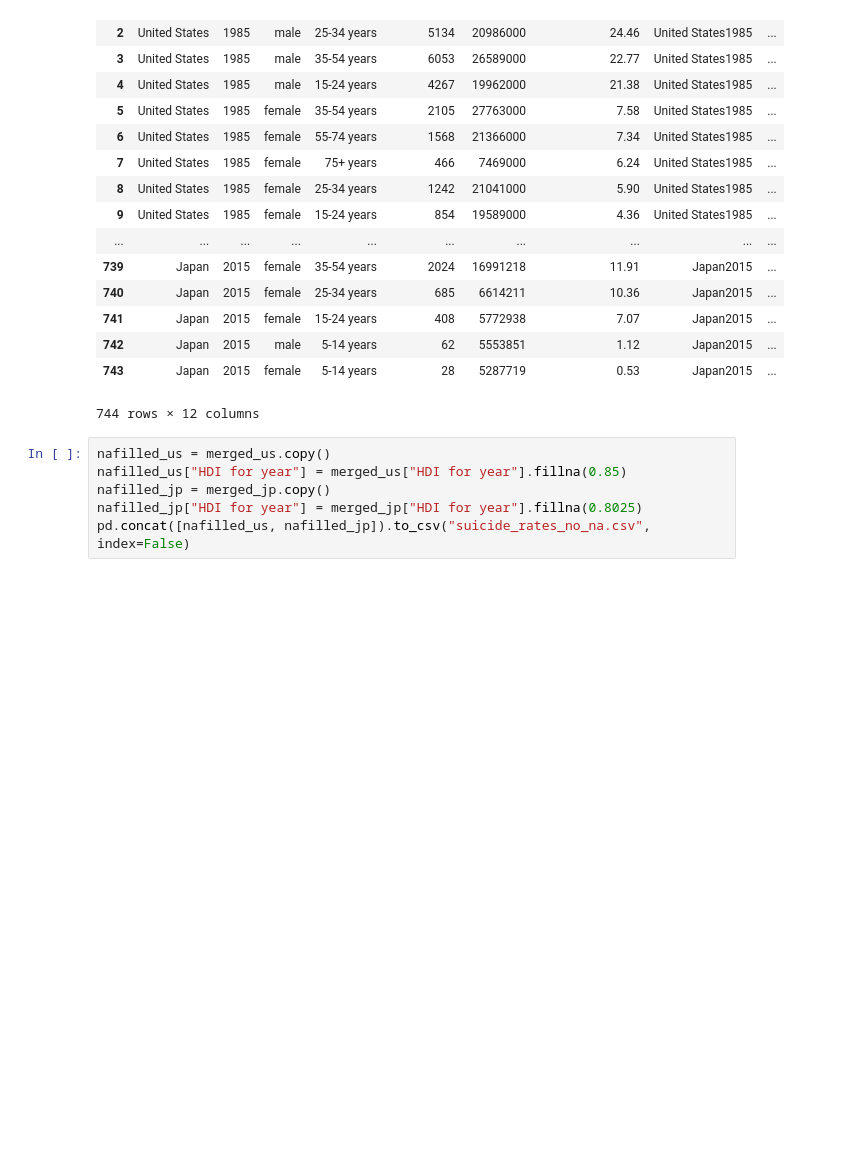
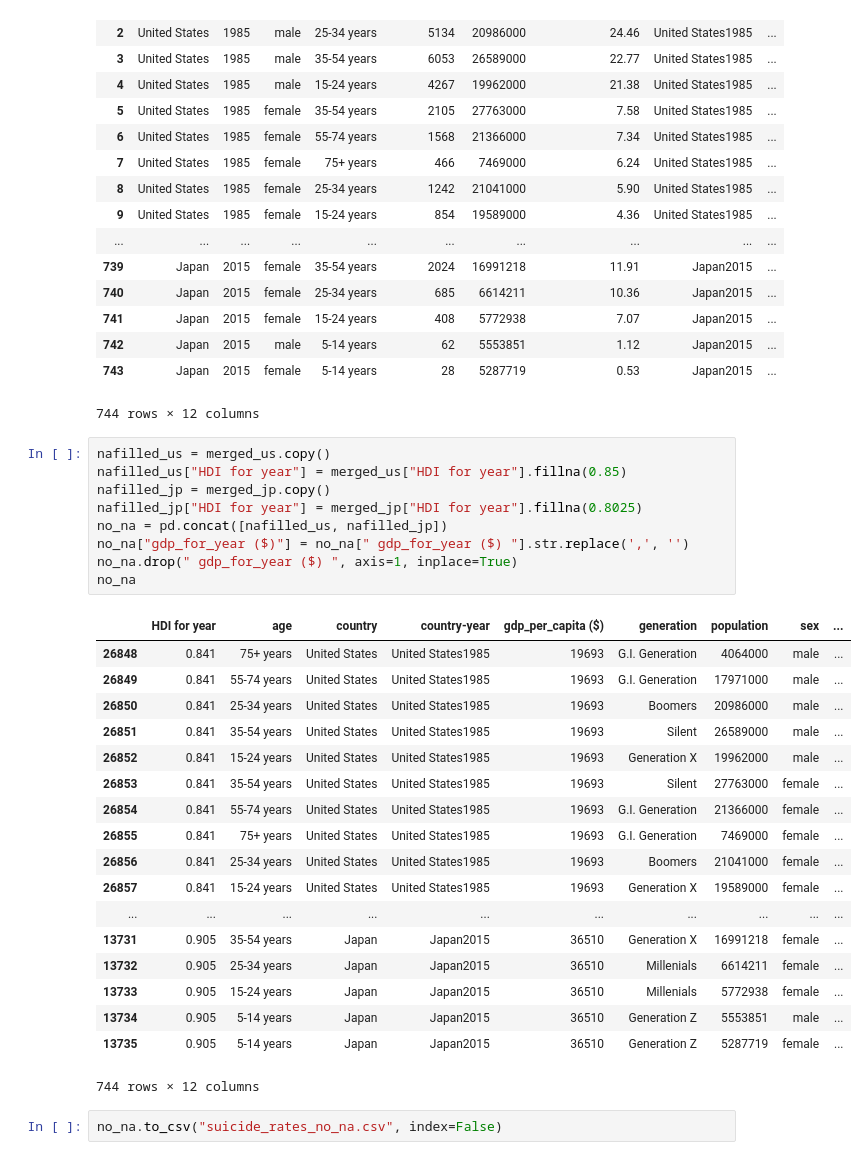
Before and after one commit to kanam12/ieor142finalproject, a Jupyter notebook: Cleaning.ipynb, the cells around one changed output. Saved outputs shown, nothing was run; the diff lists cells and outputs as text; blank space fills up the shorter version.

```diff
--- a/Cleaning.ipynb
+++ b/Cleaning.ipynb
@@ -337,9 +337,33 @@ test_reading
 # %%
 nafilled_us = merged_us.copy()
 nafilled_us["HDI for year"] = merged_us["HDI for year"].fillna(0.85)
 nafilled_jp = merged_jp.copy()
 nafilled_jp["HDI for year"] = merged_jp["HDI for year"].fillna(0.8025)
-pd.concat([nafilled_us, nafilled_jp]).to_csv("suicide_rates_no_na.csv", index=False)
+no_na = pd.concat([nafilled_us, nafilled_jp])
+no_na["gdp_for_year ($)"] = no_na[" gdp_for_year ($) "].str.replace(',', '')
+no_na.drop(" gdp_for_year ($) ", axis=1, inplace=True)
+no_na
+# %% [output]
+|  | HDI for year | age | country | country-year | gdp_per_capita ($) | generation | population | sex | ... |
+| 26848 | 0.841 | 75+ years | United States | United States1985 | 19693 | G.I. Generation | 4064000 | male | ... |
+| 26849 | 0.841 | 55-74 years | United States | United States1985 | 19693 | G.I. Generation | 17971000 | male | ... |
+| 26850 | 0.841 | 25-34 years | United States | United States1985 | 19693 | Boomers | 20986000 | male | ... |
+| 26851 | 0.841 | 35-54 years | United States | United States1985 | 19693 | Silent | 26589000 | male | ... |
+| 26852 | 0.841 | 15-24 years | United States | United States1985 | 19693 | Generation X | 19962000 | male | ... |
+| 26853 | 0.841 | 35-54 years | United States | United States1985 | 19693 | Silent | 27763000 | female | ... |
+| 26854 | 0.841 | 55-74 years | United States | United States1985 | 19693 | G.I. Generation | 21366000 | female | ... |
+| 26855 | 0.841 | 75+ years | United States | United States1985 | 19693 | G.I. Generation | 7469000 | female | ... |
+| 26856 | 0.841 | 25-34 years | United States | United States1985 | 19693 | Boomers | 21041000 | female | ... |
+| 26857 | 0.841 | 15-24 years | United States | United States1985 | 19693 | Generation X | 19589000 | female | ... |
+| ... | ... | ... | ... | ... | ... | ... | ... | ... | ... |
+| 13731 | 0.905 | 35-54 years | Japan | Japan2015 | 36510 | Generation X | 16991218 | female | ... |
+| 13732 | 0.905 | 25-34 years | Japan | Japan2015 | 36510 | Millenials | 6614211 | female | ... |
+| 13733 | 0.905 | 15-24 years | Japan | Japan2015 | 36510 | Millenials | 5772938 | female | ... |
+| 13734 | 0.905 | 5-14 years | Japan | Japan2015 | 36510 | Generation Z | 5553851 | male | ... |
+| 13735 | 0.905 | 5-14 years | Japan | Japan2015 | 36510 | Generation Z | 5287719 | female | ... |
+744 rows × 12 columns
+# %%
+no_na.to_csv("suicide_rates_no_na.csv", index=False)
 # %%
 test2 = pd.read_csv("suicide_rates_no_na.csv")
 test2
```
Also changed, not shown: parts of 2 cells of this notebook, 1 other file.
